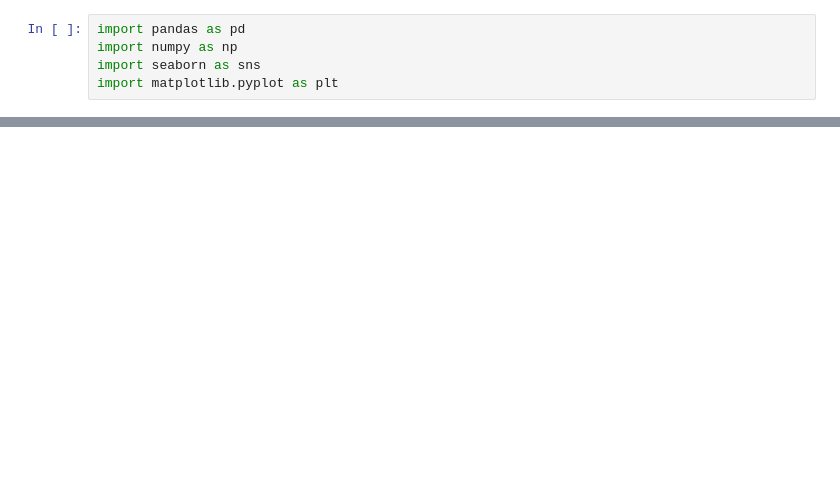
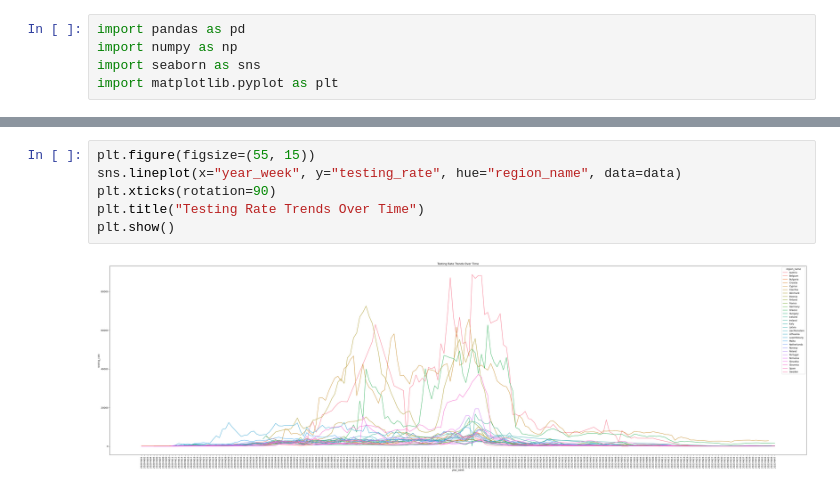
Before and after one commit to srujanaharinath/Sql-for-Data-Science, a Jupyter notebook: code/covid.ipynb, the cells around one changed output, grey strips where cells are left out. Cells and saved outputs as stored; diff of their text form; blank space fills up the shorter version.

```diff
--- a/code/covid.ipynb
+++ b/code/covid.ipynb
@@ -9,0 +89,8 @@ FileNotFoundError: [Errno 2] No such file or directory: 'srujanaharinath/Python-
+# %%
+plt.figure(figsize=(55, 15))
+sns.lineplot(x="year_week", y="testing_rate", hue="region_name", data=data)
+plt.xticks(rotation=90)
+plt.title("Testing Rate Trends Over Time")
+plt.show()
+# %% [output]
+[figure, added]
```
Also changed, not shown: parts of 11 cells of this notebook.
